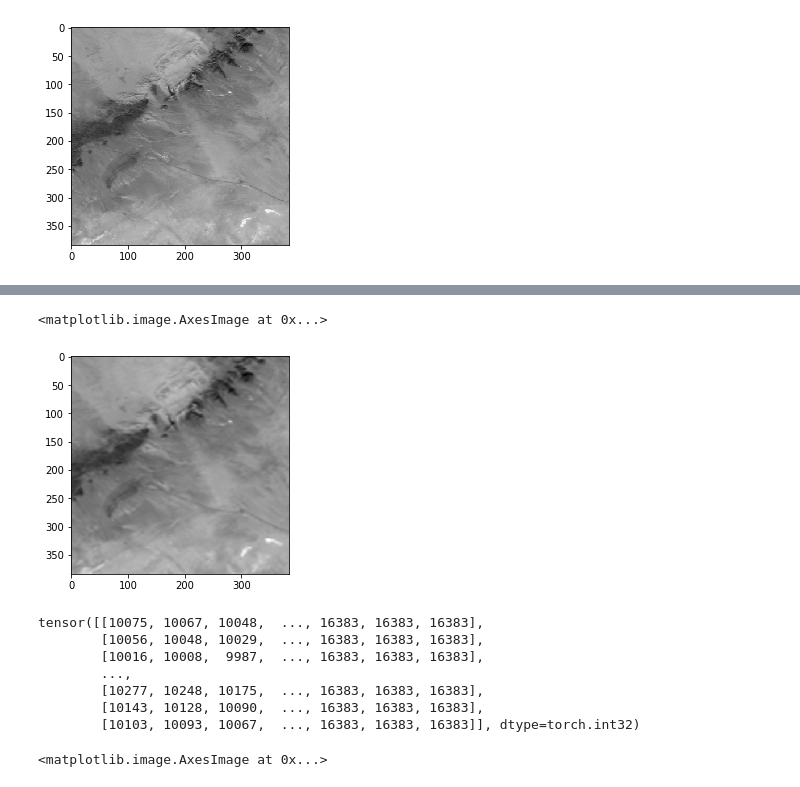
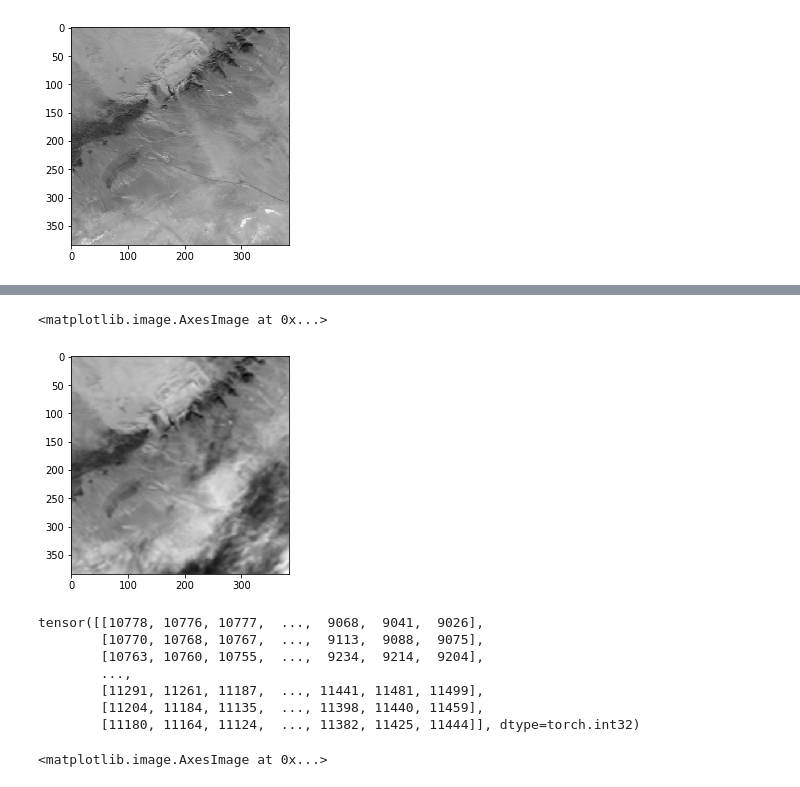
Before and after one commit to Jason-Dong/satelliteSuperRes, a Jupyter notebook: Main.ipynb, the cells around one changed output, grey strips where cells are left out. Saved outputs shown, nothing was run; the diff lists cells and outputs as text; code cells hidden in the pictures.

```diff
--- a/Main.ipynb
+++ b/Main.ipynb
@@ -150,18 +152,18 @@ torch.Size([9, 384, 384])
 # %%
-plt.imshow(oof[0]['LR'][0], cmap='gray')
+plt.imshow(oof[0]['LR'][0][0], cmap='gray')
 # %% [output]
 <matplotlib.image.AxesImage at 0x...>
-[figure, old version]
+[figure, new version]
 # %%
-print(oof[0]['LR'][0])
+print(oof[0]['LR'][0][0])
 # %% [output]
-tensor([[10075, 10067, 10048,  ..., 16383, 16383, 16383],
-        [10056, 10048, 10029,  ..., 16383, 16383, 16383],
-        [10016, 10008,  9987,  ..., 16383, 16383, 16383],
+tensor([[10778, 10776, 10777,  ...,  9068,  9041,  9026],
+        [10770, 10768, 10767,  ...,  9113,  9088,  9075],
+        [10763, 10760, 10755,  ...,  9234,  9214,  9204],
         ...,
-        [10277, 10248, 10175,  ..., 16383, 16383, 16383],
-        [10143, 10128, 10090,  ..., 16383, 16383, 16383],
-        [10103, 10093, 10067,  ..., 16383, 16383, 16383]], dtype=torch.int32)
+        [11291, 11261, 11187,  ..., 11441, 11481, 11499],
+        [11204, 11184, 11135,  ..., 11398, 11440, 11459],
+        [11180, 11164, 11124,  ..., 11382, 11425, 11444]], dtype=torch.int32)
 # %%
 plt.imshow(oof[0]['HR'], cmap='gray')
 # %% [output]
```
Also changed, not shown: parts of 3 cells of this notebook, 2 other files.
